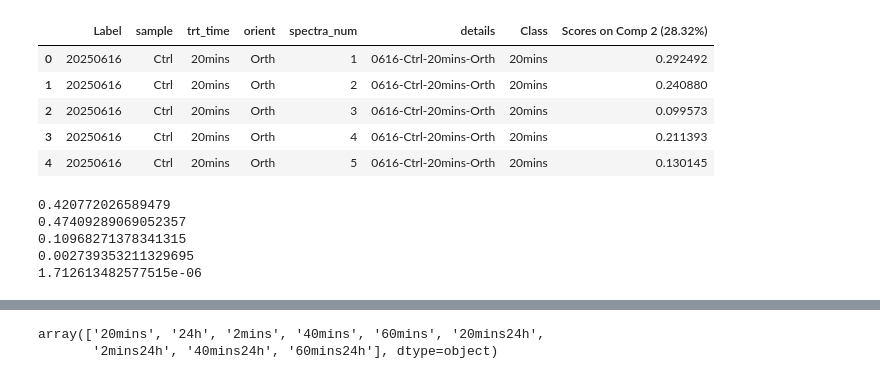
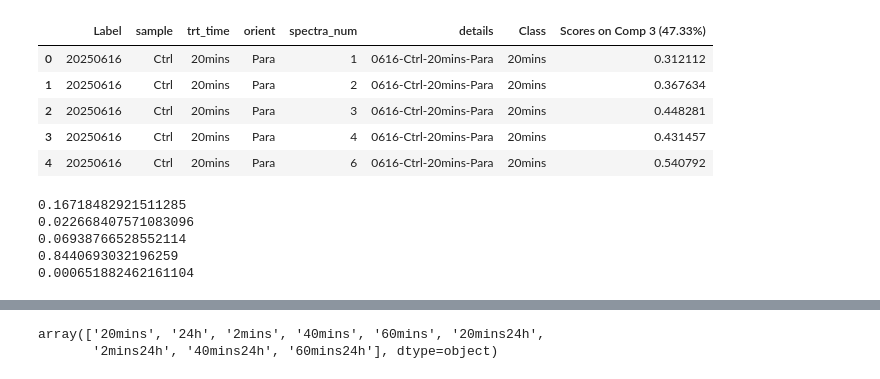
Before and after one commit to bunmiadejimi/Raman_Collagen, a Jupyter notebook: MCR_Stats.ipynb, the cells around one changed output, grey strips where cells are left out. Drawn from its saved outputs; the diff is of its cells as text; code cells hidden in the pictures.

```diff
--- a/MCR_Stats.ipynb
+++ b/MCR_Stats.ipynb
@@ -7,22 +7,22 @@ from statsmodels.stats.multicomp import pairwise_tukeyhsd
 
 import seaborn as sns
 # %%
-df = pd.read_excel('c:\\Users\\oadeji01\\OneDrive - Tufts\\Bunmi - NavehLab-01\\Raman_Bunmi\\Master_Data\\MCR\\MCR_CtrlvTrt\\Orth_Scores_Summary.xlsx', sheet_name = "Sheet1")
+df = pd.read_excel('c:\\Users\\oadeji01\\OneDrive - Tufts\\Bunmi - NavehLab-01\\Raman_Bunmi\\Master_Data\\MCR\\MCR_CtrlvTrt\\Para_Scores_Summary.xlsx', sheet_name = "Sheet1")
 df.head()
 # %% [output]
-|  | Label | sample | trt_time | orient | spectra_num | details | Class | Scores on Comp 2 (28.32%) |
-| 0 | 20250616 | Ctrl | 20mins | Orth | 1 | 0616-Ctrl-20mins-Orth | 20mins | 0.292492 |
-| 1 | 20250616 | Ctrl | 20mins | Orth | 2 | 0616-Ctrl-20mins-Orth | 20mins | 0.240880 |
-| 2 | 20250616 | Ctrl | 20mins | Orth | 3 | 0616-Ctrl-20mins-Orth | 20mins | 0.099573 |
-| 3 | 20250616 | Ctrl | 20mins | Orth | 4 | 0616-Ctrl-20mins-Orth | 20mins | 0.211393 |
-| 4 | 20250616 | Ctrl | 20mins | Orth | 5 | 0616-Ctrl-20mins-Orth | 20mins | 0.130145 |
+|  | Label | sample | trt_time | orient | spectra_num | details | Class | Scores on Comp 3 (47.33%) |
+| 0 | 20250616 | Ctrl | 20mins | Para | 1 | 0616-Ctrl-20mins-Para | 20mins | 0.312112 |
+| 1 | 20250616 | Ctrl | 20mins | Para | 2 | 0616-Ctrl-20mins-Para | 20mins | 0.367634 |
+| 2 | 20250616 | Ctrl | 20mins | Para | 3 | 0616-Ctrl-20mins-Para | 20mins | 0.448281 |
+| 3 | 20250616 | Ctrl | 20mins | Para | 4 | 0616-Ctrl-20mins-Para | 20mins | 0.431457 |
+| 4 | 20250616 | Ctrl | 20mins | Para | 6 | 0616-Ctrl-20mins-Para | 20mins | 0.540792 |
 # %%
 
 data = []
 for x in ['2mins','20mins', '40mins', '60mins', '24h']:
     dff = df[df['trt_time'].str.contains(x)]
-    print(f"{shapiro(dff['Scores on Comp 2 (28.32%)'])[1]}")
-    tukey = pairwise_tukeyhsd(endog=dff['Scores on Comp 2 (28.32%)'],
+    print(f"{shapiro(dff['Scores on Comp 3 (47.33%)'])[1]}")
+    tukey = pairwise_tukeyhsd(endog=dff['Scores on Comp 3 (47.33%)'],
                             groups=dff['sample'],
                             alpha=0.05)
     #display results
@@ -31,8 +31,8 @@ for x in ['2mins','20mins', '40mins', '60mins', '24h']:
     #print('*****************************************************')
     data.append(pd.DataFrame(tukey.summary().data[1:], columns = tukey.summary().data[0]))
 # %% [output]
-0.420772026589479
-0.47409289069052357
-0.10968271378341315
-0.002739353211329695
-1.712613482577515e-06
+0.16718482921511285
+0.022668407571083096
+0.06938766528552114
+0.8440693032196259
+0.000651882462161104
```
Also changed, not shown: parts of 3 cells of this notebook.
